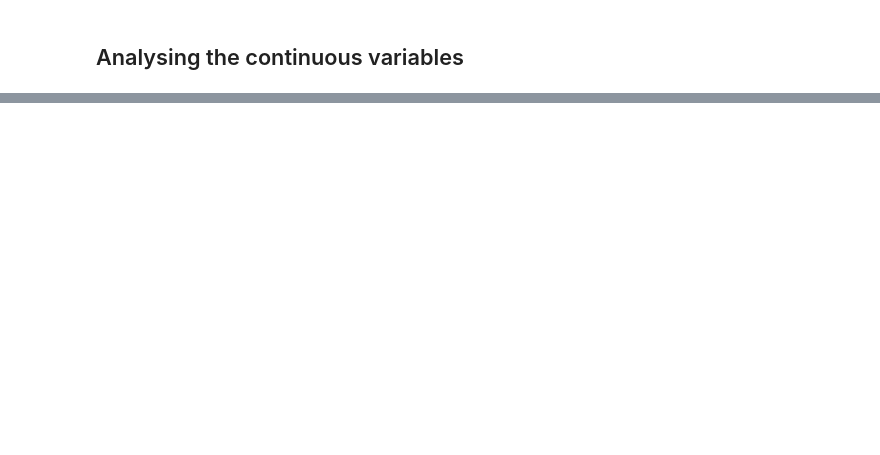
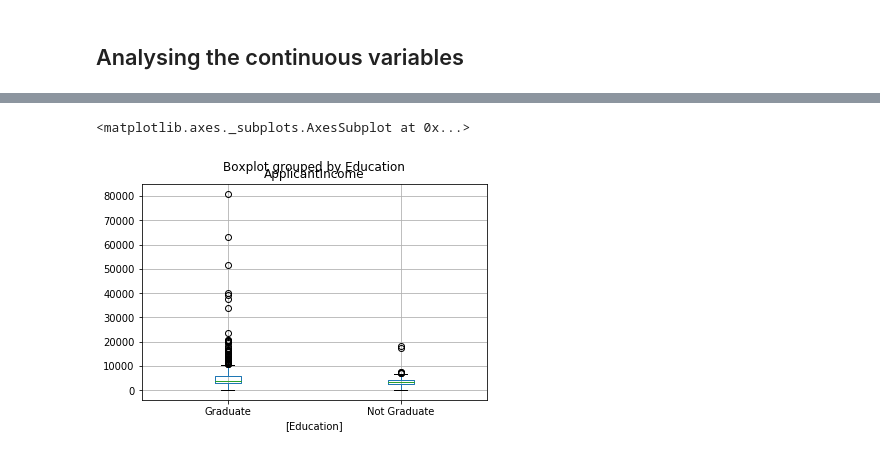
Before and after one commit to Ngrover24198/Data_Analysis_Projects, a Jupyter notebook: Loan_Prediction/Loan_Prediction.ipynb, the cells around one changed output, grey strips where cells are left out. Saved outputs shown, nothing was run; the diff lists cells and outputs as text; code cells hidden in the pictures; blank space fills up the shorter version.

```diff
--- a/Loan_Prediction/Loan_Prediction.ipynb
+++ b/Loan_Prediction/Loan_Prediction.ipynb
@@ -474,0 +513,7 @@ Name: Loan_Status, dtype: float64
+# %%
+# let's try to plot a boxplot in terms of education
+df.boxplot(column=['ApplicantIncome'],by=['Education'])
+# here, we can see that the mean is somewhat similar for both of the categories but in some cases the educated ones have very high income
+# %% [output]
+<matplotlib.axes._subplots.AxesSubplot at 0x...>
+[figure, added]
```
Also changed, not shown: parts of 65 cells of this notebook, 3 other files.
